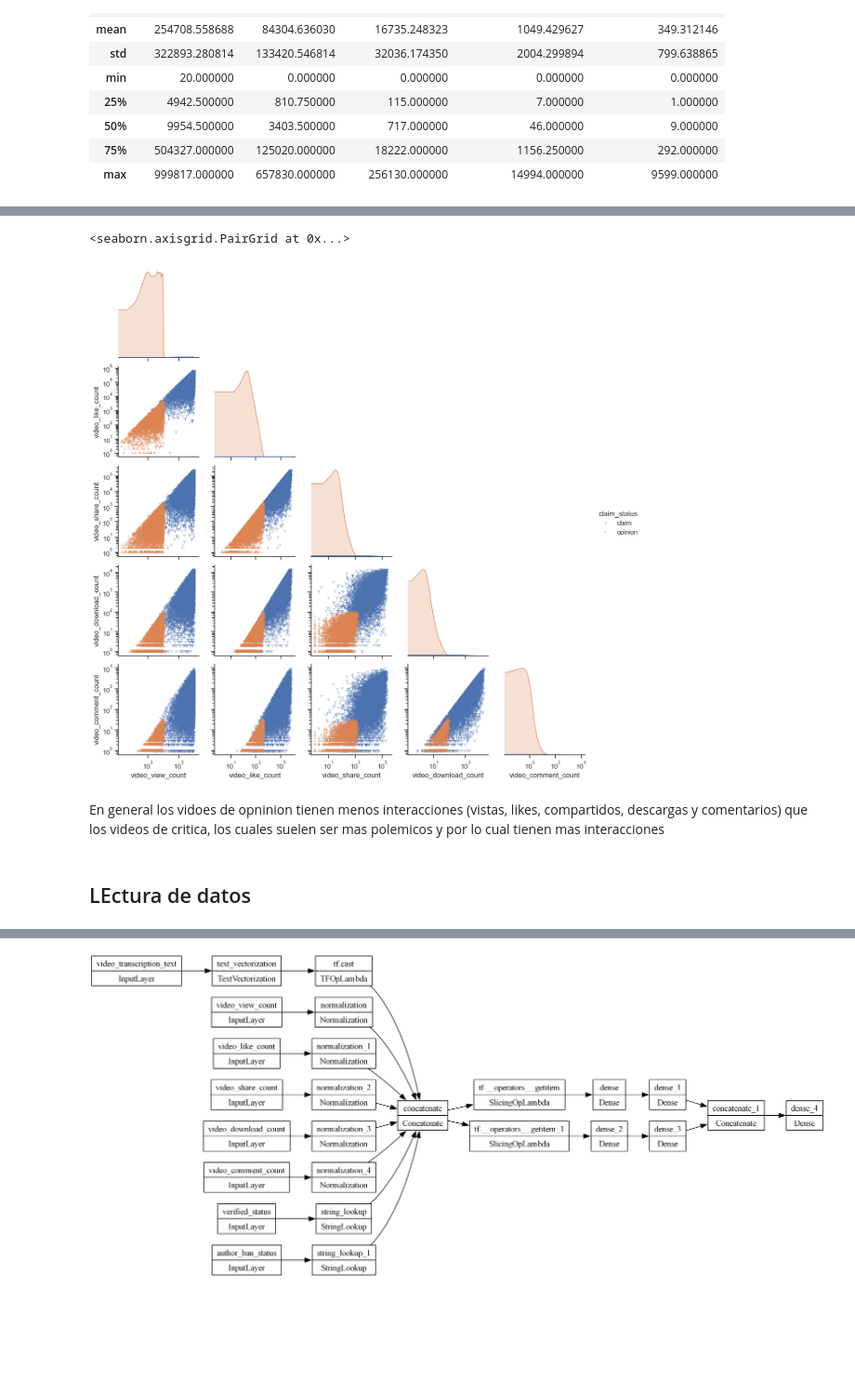
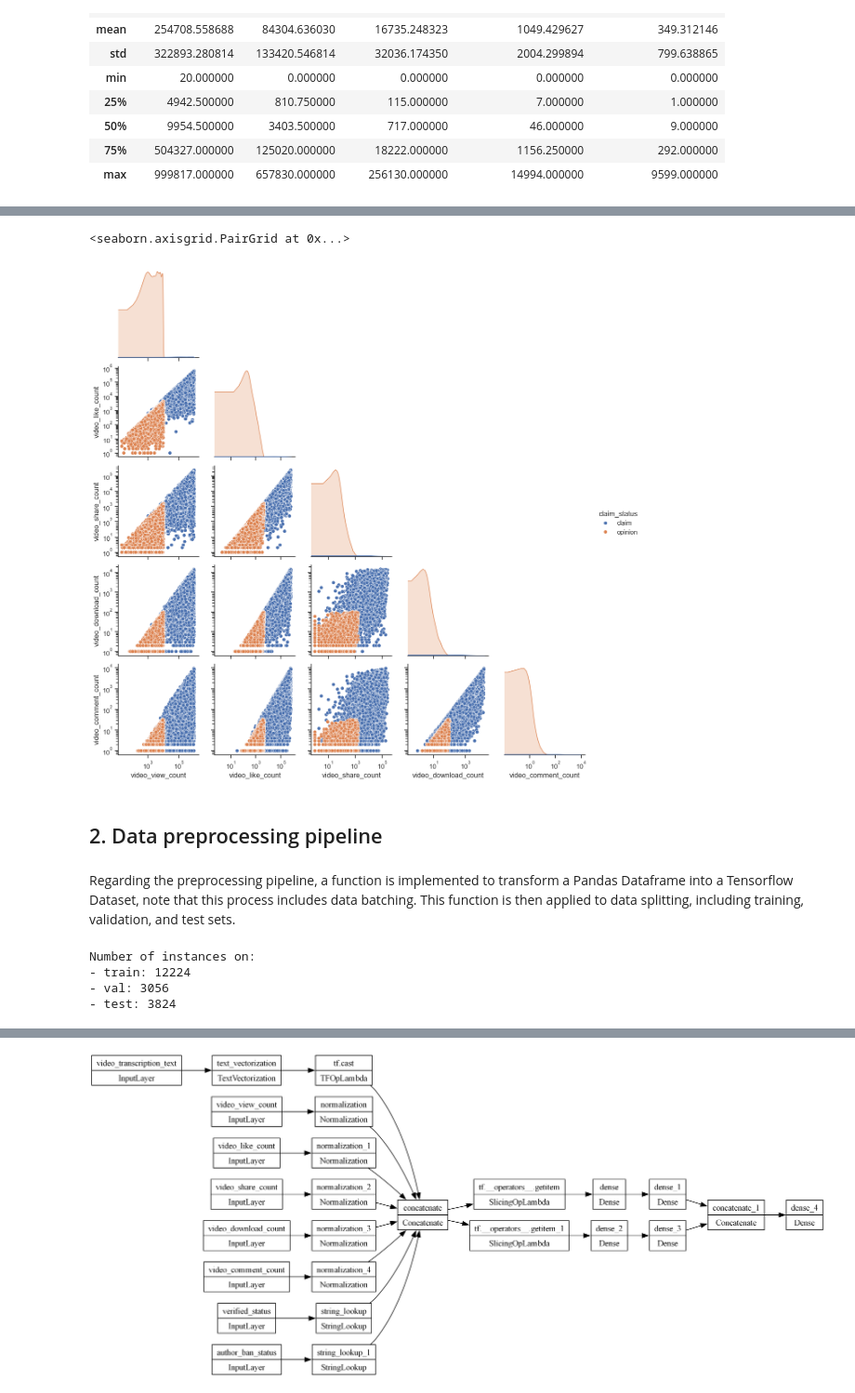
Before and after one commit to daniel-lima-lopez/Tiktok-data-analysis, a Jupyter notebook: example.ipynb, the cells around one changed output, grey strips where cells are left out. Shown at 93% size. Cells and saved outputs as stored; diff of their text form; code cells hidden in the pictures; blank space fills up the shorter version.

```diff
--- a/example.ipynb
+++ b/example.ipynb
@@ -78,14 +82,10 @@ data.describe()
 # %%
 # inspeccion de los atributos numericos de interes (analitics)
 sns.set_theme(style='ticks')
-g = sns.pairplot(data, hue='claim_status', corner=True, markers=['1', '2'])
+g = sns.pairplot(data, hue='claim_status', corner=True)
 
 g.set(xscale="log")
 g.set(yscale="log")
 # %% [output]
 <seaborn.axisgrid.PairGrid at 0x...>
-[figure, old version]
+[figure, new version]
-# %% [markdown]
-En general los vidoes de opninion tienen menos interacciones (vistas, likes, compartidos, descargas y comentarios) que los videos de critica, los cuales suelen ser mas polemicos y por lo cual tienen mas interacciones
-# %% [markdown]
-## LEctura de datos
@@ -101,10 +92,32 @@ def df_to_dataset(dataframe, y_label, batch=1):
+# %% [markdown]
+## 2. Data preprocessing pipeline
+# %% [markdown]
+Regarding the preprocessing pipeline, a function is implemented to transform a Pandas Dataframe into a Tensorflow Dataset, note that this process includes data batching. This function is then applied to data splitting, including training, validation, and test sets.
 # %%
+def df_to_dataset(dataframe, y_label, batch=1):
+  dataframe = dataframe.copy()
+  labels = dataframe.pop(y_label).values
+  _, labels = np.unique(labels,  return_inverse=True)
+
+  ds = tf.data.Dataset.from_tensor_slices((dict(dataframe), labels))
+  return ds.batch(batch)
+
 # split de datos
 train, test = train_test_split(data, test_size=0.2, random_state=1)
-train, val = train_test_split(train, test_size=0.4, random_state=1)
+train, val = train_test_split(train, test_size=0.2, random_state=1)
 
 # convertir a Dataset
 BATCH_SIZE = 16
 train = df_to_dataset(train, y_label='claim_status', batch=BATCH_SIZE)
 test = df_to_dataset(test, y_label='claim_status', batch=BATCH_SIZE)
 val = df_to_dataset(val, y_label='claim_status', batch=BATCH_SIZE)
+
+print('Number of instances on:')
+print(f'- train: {BATCH_SIZE*len(train)}')
+print(f'- val: {BATCH_SIZE*len(val)}')
+print(f'- test: {BATCH_SIZE*len(test)}')
+# %% [output]
+Number of instances on:
+- train: 12224
+- val: 3056
+- test: 3824
```
Also changed, not shown: parts of 26 cells of this notebook, 5 other files.
